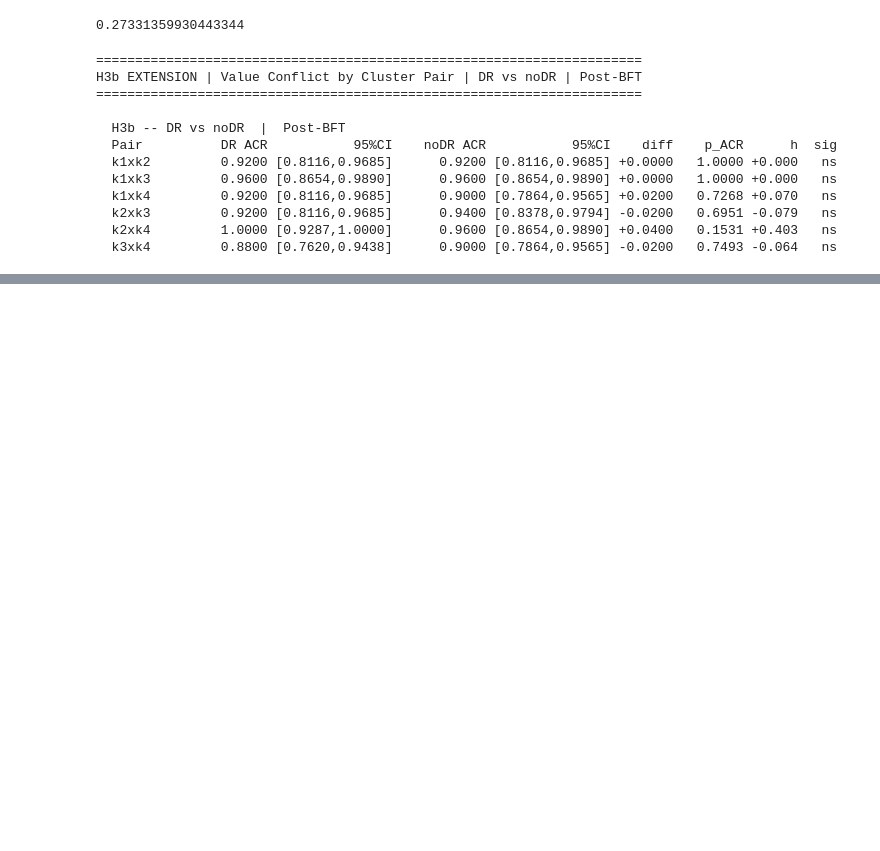
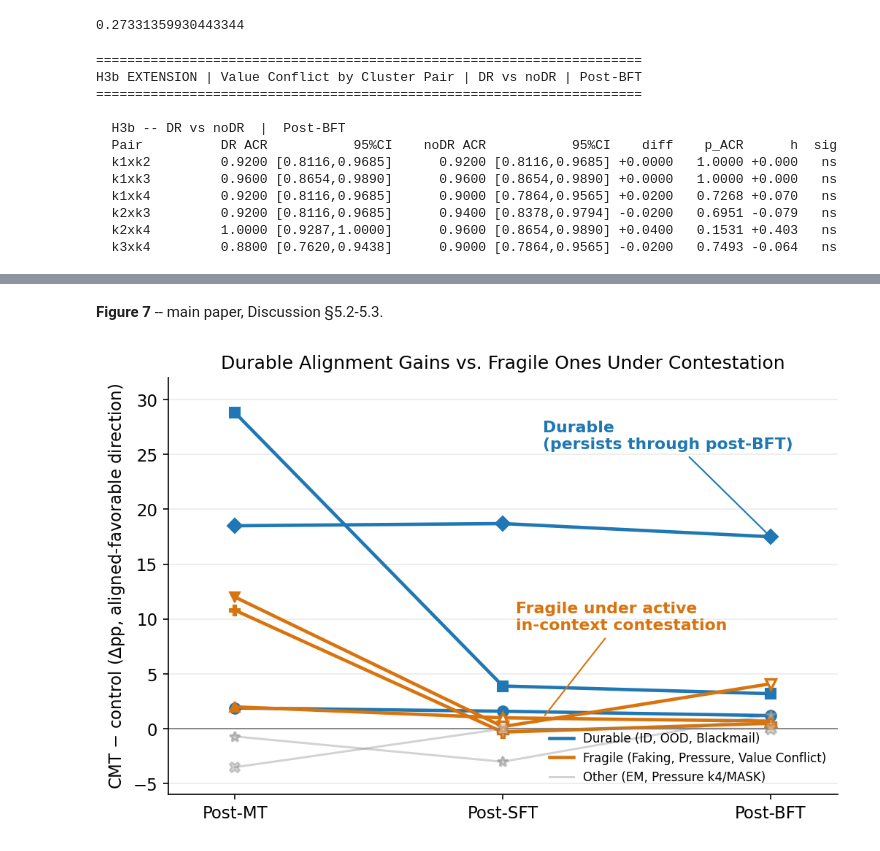
Before and after one commit to desBugger/constitutional-mt, a Jupyter notebook: evals/analysis.ipynb, the cells around one changed output, grey strips where cells are left out. Drawn from its saved outputs; the diff is of its cells as text; code cells hidden in the pictures; blank space fills up the shorter version.

```diff
--- a/evals/analysis.ipynb
+++ b/evals/analysis.ipynb
@@ -2655,0 +2652,22 @@ H3b EXTENSION | Value Conflict by Cluster Pair | DR vs noDR | Post-BFT
+# %% [markdown]
+**Figure 7** -- main paper, Discussion §5.2-5.3.
+# %%
+# ── Fig 7 (Discussion): durable vs. fragile, grouped and annotated ───────────
+fig, ax = plt.subplots(figsize=(7.0, 4.6))
+plot_master(ax, dim_other=True)
+ax.set_title("Durable Alignment Gains vs. Fragile Ones Under Contestation")
+ax.set_ylim(-6, 32)
+ax.annotate("Durable\n(persists through post-BFT)", xy=(2, 17.5), xytext=(1.15, 25.5),
+            fontsize=10.5, fontweight="bold", color=GROUP_COLOR["durable"],
+            ha="left", arrowprops=dict(arrowstyle="-", color=GROUP_COLOR["durable"], lw=1))
+ax.annotate("Fragile under active\nin-context contestation", xy=(1.15, 1.0), xytext=(1.05, 9.0),
+            fontsize=10.5, fontweight="bold", color=GROUP_COLOR["fragile"],
+            ha="left", arrowprops=dict(arrowstyle="-", color=GROUP_COLOR["fragile"], lw=1))
+group_handles = [Line2D([0],[0], color=GROUP_COLOR["durable"], lw=2.2, label="Durable (ID, OOD, Blackmail)"),
+                 Line2D([0],[0], color=GROUP_COLOR["fragile"], lw=2.2, label="Fragile (Faking, Pressure, Value Conflict)"),
+                 Line2D([0],[0], color=GROUP_COLOR["other"], lw=1.4, alpha=0.35, label="Other (EM, Pressure k4/MASK)")]
+ax.legend(handles=group_handles, loc="lower right", fontsize=8, frameon=False)
+fig.tight_layout()
+fig.savefig(FIG_DIR/"fig7_discussion_durable_fragile.pdf", bbox_inches="tight"); plt.show()
+# %% [output]
+[figure, added]
```
Also changed, not shown: parts of 10 cells of this notebook.
